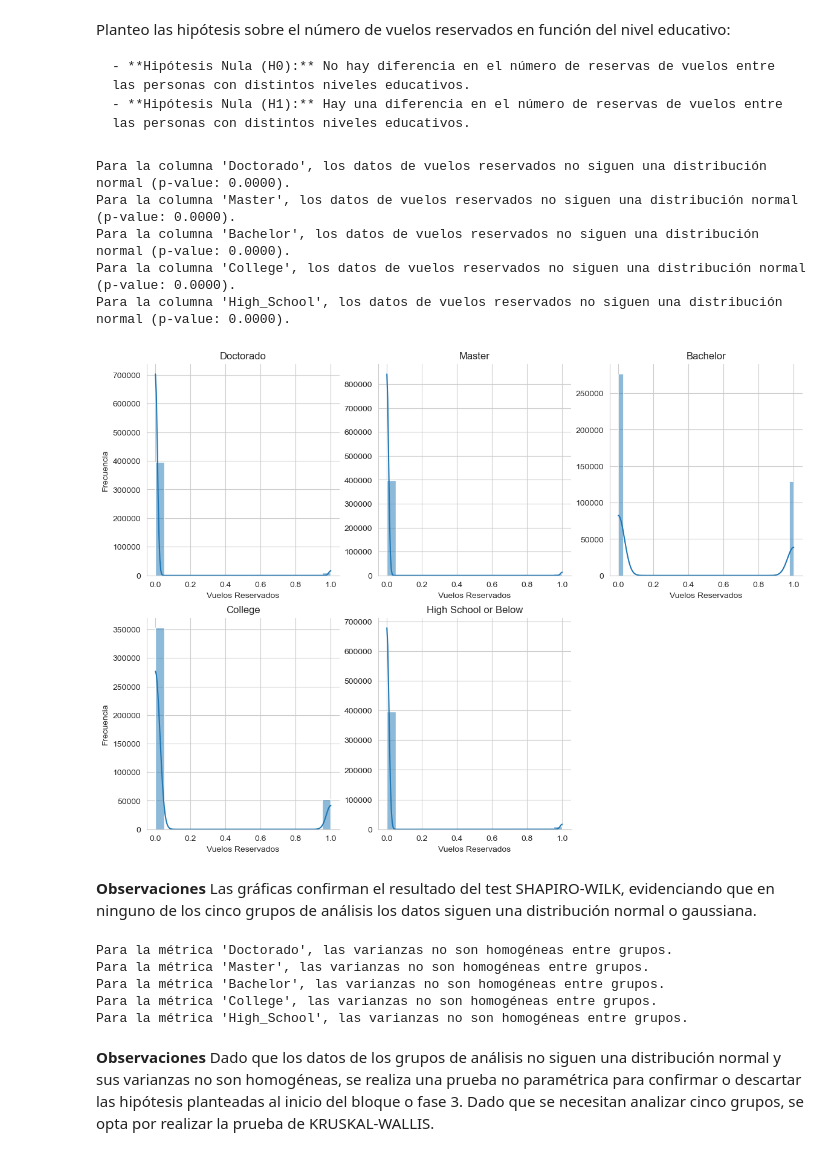
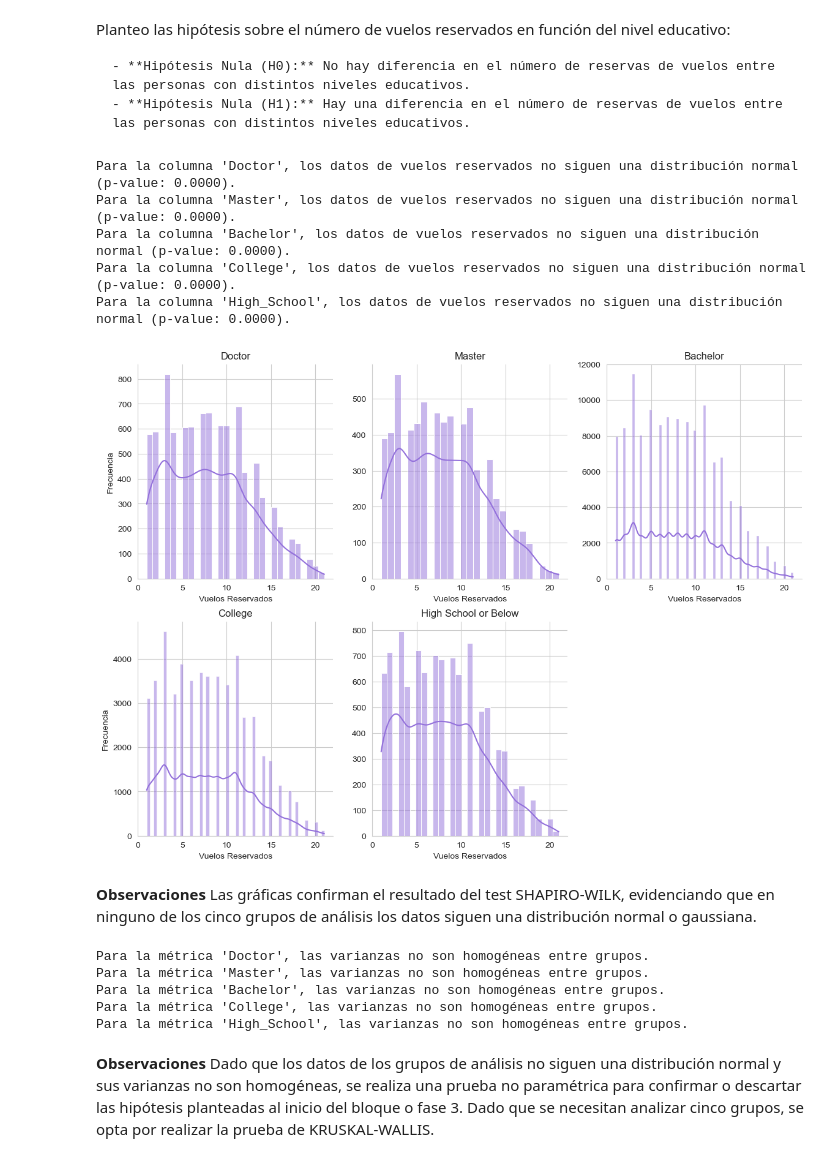
Before and after one commit to Adalab/bda-modulo-3-evaluacion-final-TaniaGraff, a Jupyter notebook: fase3_AB_test.ipynb, the cells around one changed output. Saved outputs shown, nothing was run; the diff lists cells and outputs as text; code cells hidden in the pictures.

Commit message:
Última revisión del documento, con un cambio del df en el histograma ya que no había seleccionado el df correcto tras filtrar las reservas de vuelos.

```diff
--- a/fase3_AB_test.ipynb
+++ b/fase3_AB_test.ipynb
@@ -90,7 +90,7 @@ df_filtrado.groupby('Education')['Flights_Booked'].describe().T
 A continuación se realizan pruebas adicionales que ayudarán a confirmar o descartar estas primeras conclusiones.
 # %%
 #Creo nuevas columnas por nivel educativo.
-df_filtrado['Doctorado'] = df_filtrado[df_filtrado['Education'] == 'Doctor']['Flights_Booked'].astype(int)
+df_filtrado['Doctor'] = df_filtrado[df_filtrado['Education'] == 'Doctor']['Flights_Booked'].astype(int)
 df_filtrado['Master'] = df_filtrado[df_filtrado['Education'] == 'Master']['Flights_Booked'].astype(int)
 df_filtrado['Bachelor'] = df_filtrado[df_filtrado['Education'] == 'Bachelor']['Flights_Booked'].astype(int)
 df_filtrado['College'] = df_filtrado[df_filtrado['Education'] == 'College']['Flights_Booked'].astype(int)
@@ -130,7 +130,7 @@ def normalidad(data, columna):
         return f"Para la columna '{columna}', los datos de vuelos reservados no siguen una distribución normal (p-value: {p_value:.4f})."
 
 #Creo una lista de las columnas a evaluar.
-columnas = ['Doctorado', 'Master', 'Bachelor', 'College', 'High_School']
+columnas = ['Doctor', 'Master', 'Bachelor', 'College', 'High_School']
 
 #Itero sobre cada columna y aplico la función normalidad.
 for columna in columnas:
@@ -138,7 +138,7 @@ for columna in columnas:
     resultado_normalidad = normalidad(vuelos_grupo, columna)
     print(resultado_normalidad)
 # %% [output]
-Para la columna 'Doctorado', los datos de vuelos reservados no siguen una distribución normal (p-value: 0.0000).
+Para la columna 'Doctor', los datos de vuelos reservados no siguen una distribución normal (p-value: 0.0000).
 Para la columna 'Master', los datos de vuelos reservados no siguen una distribución normal (p-value: 0.0000).
 Para la columna 'Bachelor', los datos de vuelos reservados no siguen una distribución normal (p-value: 0.0000).
 Para la columna 'College', los datos de vuelos reservados no siguen una distribución normal (p-value: 0.0000).
@@ -149,10 +149,10 @@ Para la columna 'High_School', los datos de vuelos reservados no siguen una dist
 sns.set_style("whitegrid")
 plt.figure(figsize=(14, 10))
 
-#Doctorado
+#Doctor
 plt.subplot(2, 3, 1)
-sns.histplot(x='Doctorado', data=df_test, kde=True)
-plt.title('Doctorado')
+sns.histplot(x='Doctor', data=df_filtrado, kde=True, color='mediumpurple')
+plt.title('Doctor')
 plt.xlabel('Vuelos Reservados')
 plt.ylabel('Frecuencia')
 plt.gca().spines['right'].set_visible(False)
@@ -160,41 +160,41 @@ plt.gca().spines['top'].set_visible(False);
 
 #Master
 plt.subplot(2, 3, 2)
-sns.histplot(x='Master', data=df_test, kde=True)
+sns.histplot(x='Master', data=df_filtrado, kde=True, color='mediumpurple')
 plt.title('Master')
 plt.xlabel('Vuelos Reservados')
 plt.ylabel('')
 plt.gca().spines['right'].set_visible(False)
 plt.gca().spines['top'].set_visible(False);
 
 #Bachelor
 plt.subplot(2, 3, 3)
-sns.histplot(x='Bachelor', data=df_test, kde=True)
+sns.histplot(x='Bachelor', data=df_filtrado, kde=True, color='mediumpurple')
 plt.title('Bachelor')
 plt.xlabel('Vuelos Reservados')
 plt.ylabel('')
 plt.gca().spines['right'].set_visible(False)
 plt.gca().spines['top'].set_visible(False);
 
 #College
 plt.subplot(2, 3, 4)
-sns.histplot(x='College', data=df_test, kde=True)
+sns.histplot(x='College', data=df_filtrado, kde=True, color='mediumpurple')
 plt.title('College')
 plt.xlabel('Vuelos Reservados')
 plt.ylabel('Frecuencia')
 plt.gca().spines['right'].set_visible(False)
 plt.gca().spines['top'].set_visible(False);
 
 #High_School
 plt.subplot(2, 3, 5)
-sns.histplot(x='High_School', data=df_test, kde=True)
+sns.histplot(x='High_School', data=df_filtrado, kde=True, color='mediumpurple')
 plt.title('High School or Below')
 plt.xlabel('Vuelos Reservados')
 plt.ylabel('')
 plt.gca().spines['right'].set_visible(False)
 plt.gca().spines['top'].set_visible(False);
 # %% [output]
-[figure, old version]
+[figure, new version]
 # %% [markdown]
 **Observaciones** Las gráficas confirman el resultado del test SHAPIRO-WILK, evidenciando que en ninguno de los cinco grupos de análisis los datos siguen una distribución normal o gaussiana.
 # %%
@@ -215,13 +215,13 @@ def homogeneidad(dataframe, columna, columna_metrica):
         print(f"Para la métrica '{columna_metrica}', las varianzas no son homogéneas entre grupos.")
 
 #Defino los grupos o columnas que se evaluarán
-grupos = ['Doctorado', 'Master', 'Bachelor', 'College', 'High_School']
+grupos = ['Doctor', 'Master', 'Bachelor', 'College', 'High_School']
 
 #Itero sobre cada grupo y llamo a la función homogeneidad.
 for grupo in grupos:
     homogeneidad(df_filtrado, 'Education', grupo)
 # %% [output]
-Para la métrica 'Doctorado', las varianzas no son homogéneas entre grupos.
+Para la métrica 'Doctor', las varianzas no son homogéneas entre grupos.
 Para la métrica 'Master', las varianzas no son homogéneas entre grupos.
 Para la métrica 'Bachelor', las varianzas no son homogéneas entre grupos.
 Para la métrica 'College', las varianzas no son homogéneas entre grupos.
```
Also changed, not shown: parts of 2 cells of this notebook.
